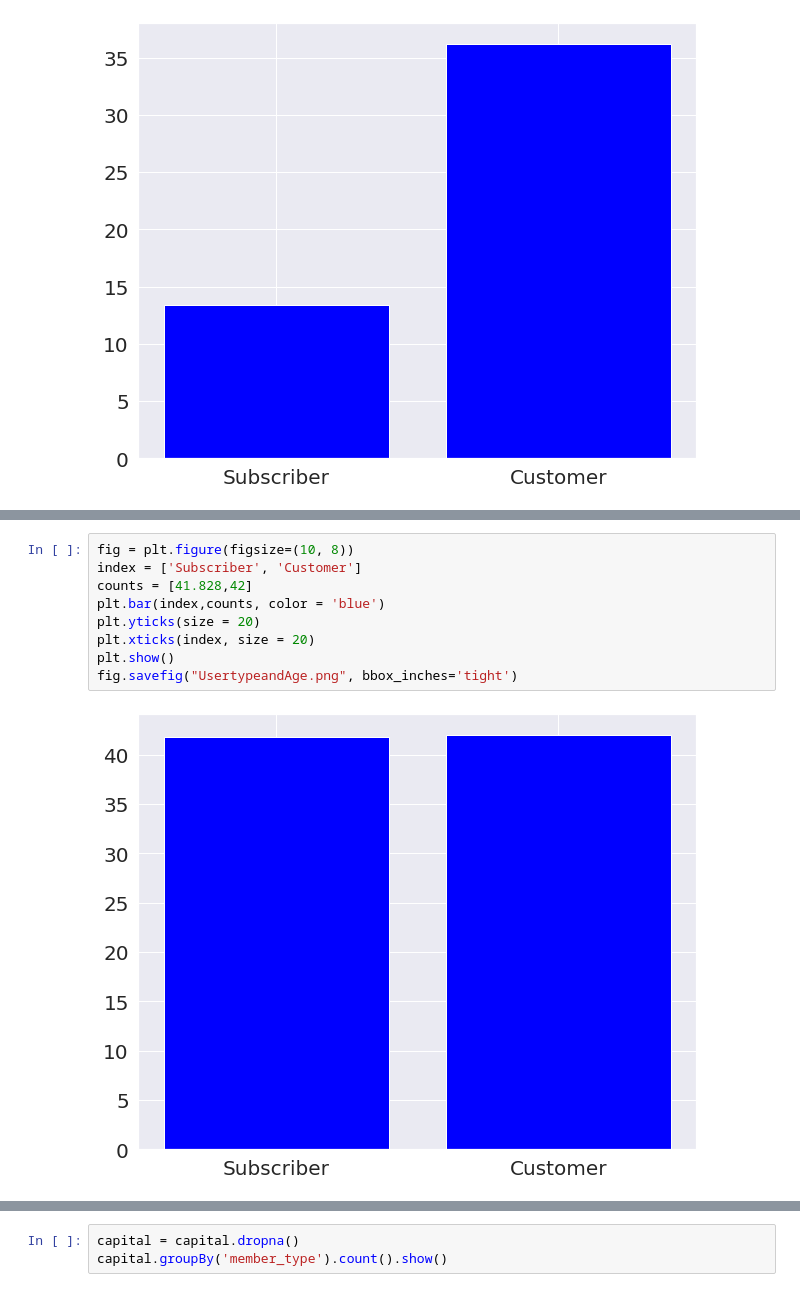
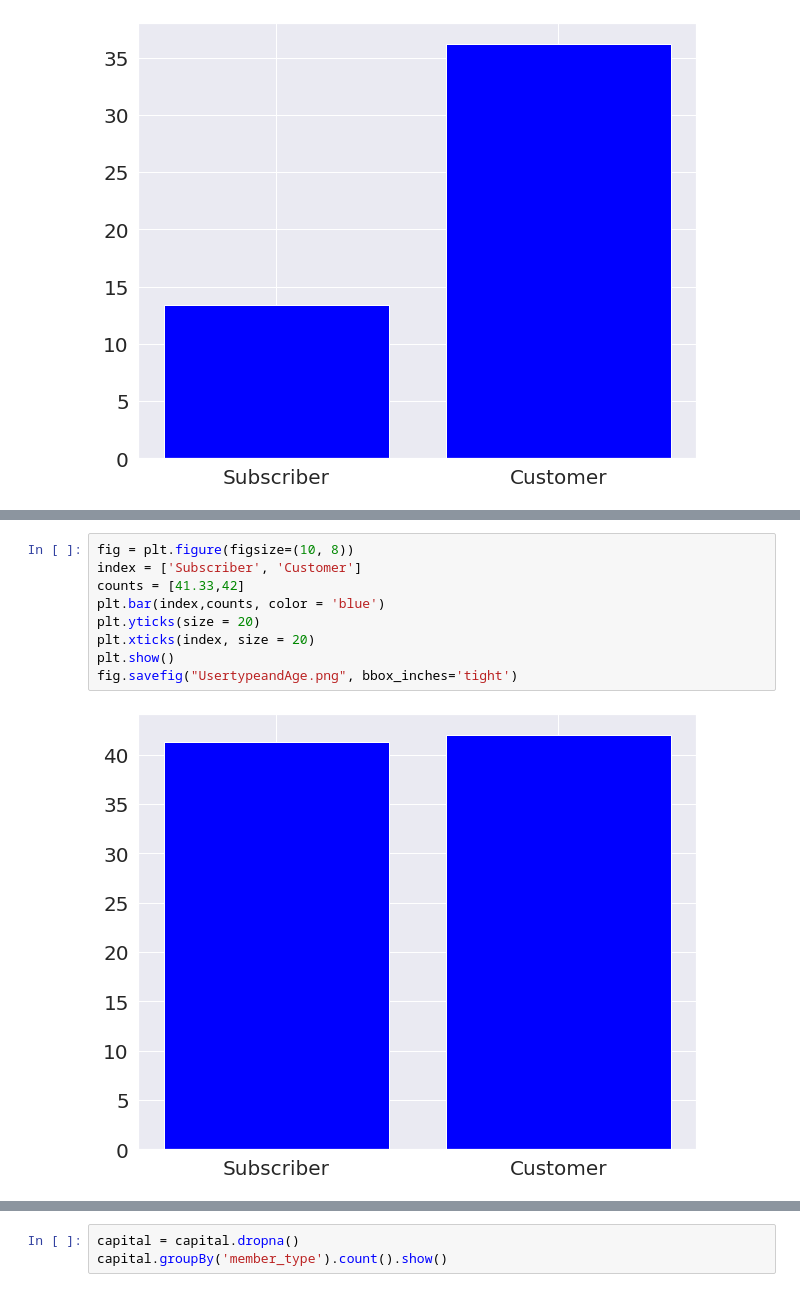
Before and after one commit to ruchikaakanar/502Project, a Jupyter notebook: 502CodeRuchi.ipynb, the cells around one changed output, grey strips where cells are left out. Saved outputs shown, nothing was run; the diff lists cells and outputs as text.

```diff
--- a/502CodeRuchi.ipynb
+++ b/502CodeRuchi.ipynb
@@ -443,12 +448,12 @@ citibiketest1.avg(*avg_cols2).show()
 # %%
 fig = plt.figure(figsize=(10, 8))
 index = ['Subscriber', 'Customer']
-counts = [41.828,42]
+counts = [41.33,42]
 plt.bar(index,counts, color = 'blue')
 plt.yticks(size = 20)
 plt.xticks(index, size = 20)
 plt.show()
 fig.savefig("UsertypeandAge.png", bbox_inches='tight')
 # %% [output]
-[figure, old version]
+[figure, new version]
 # %% [markdown]
```
Also changed, not shown: parts of 10 cells of this notebook.
